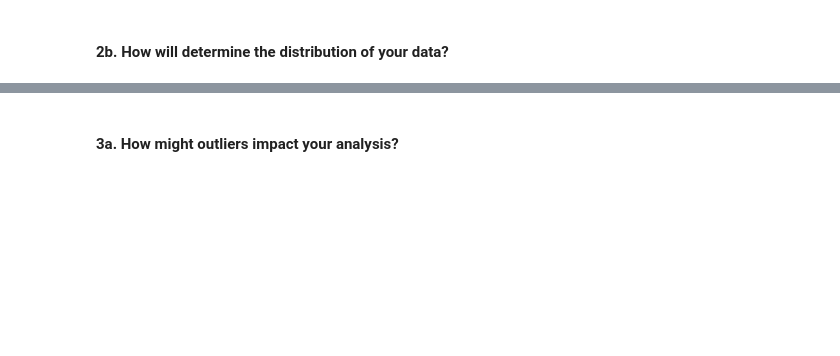
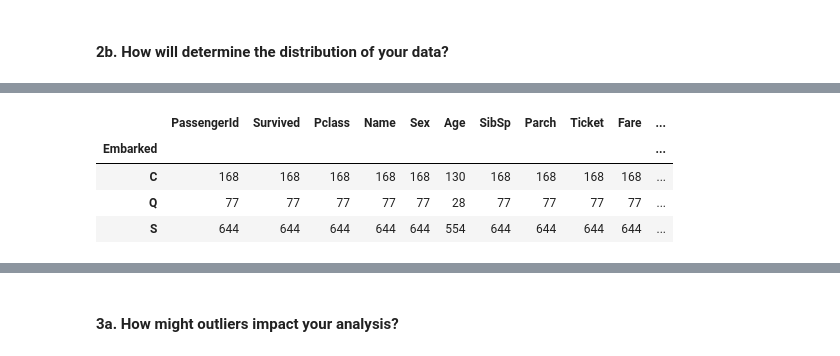
Before and after one commit to WhatShihWrote/data-science-class, a Jupyter notebook: projects/terri-shih-project1.ipynb, the cells around one changed output, grey strips where cells are left out. Saved outputs shown, nothing was run; the diff lists cells and outputs as text; code cells hidden in the pictures; blank space fills up the shorter version.

```diff
--- a/projects/terri-shih-project1.ipynb
+++ b/projects/terri-shih-project1.ipynb
@@ -171,0 +178,11 @@ SyntaxError: invalid syntax (<ipython-input-6-15a6372effe2>, line 1)
+# %%
+# For values that are null, replace them with the median and/or the most common values!
+# The above describe tells us "median" values - but let's use the below to find out the most "common" port of Embarkation
+
+titanic_df.groupby(['Embarked']).count()
+# %% [output]
+|  | PassengerId | Survived | Pclass | Name | Sex | Age | SibSp | Parch | Ticket | Fare | ... |
+| Embarked |  |  |  |  |  |  |  |  |  |  | ... |
+| C | 168 | 168 | 168 | 168 | 168 | 130 | 168 | 168 | 168 | 168 | ... |
+| Q | 77 | 77 | 77 | 77 | 77 | 28 | 77 | 77 | 77 | 77 | ... |
+| S | 644 | 644 | 644 | 644 | 644 | 554 | 644 | 644 | 644 | 644 | ... |
```
Also changed, not shown: parts of 22 cells of this notebook.
